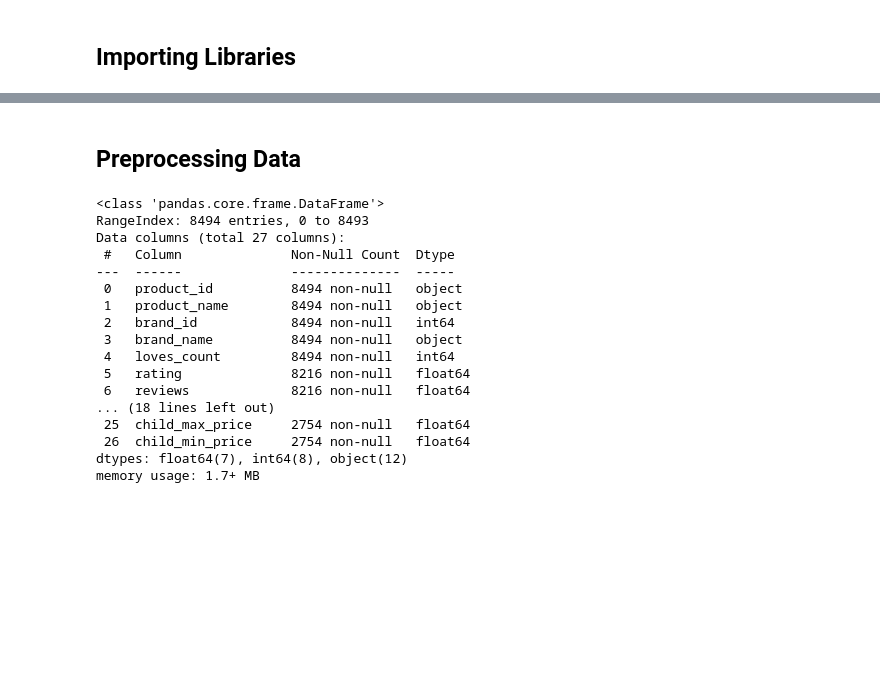
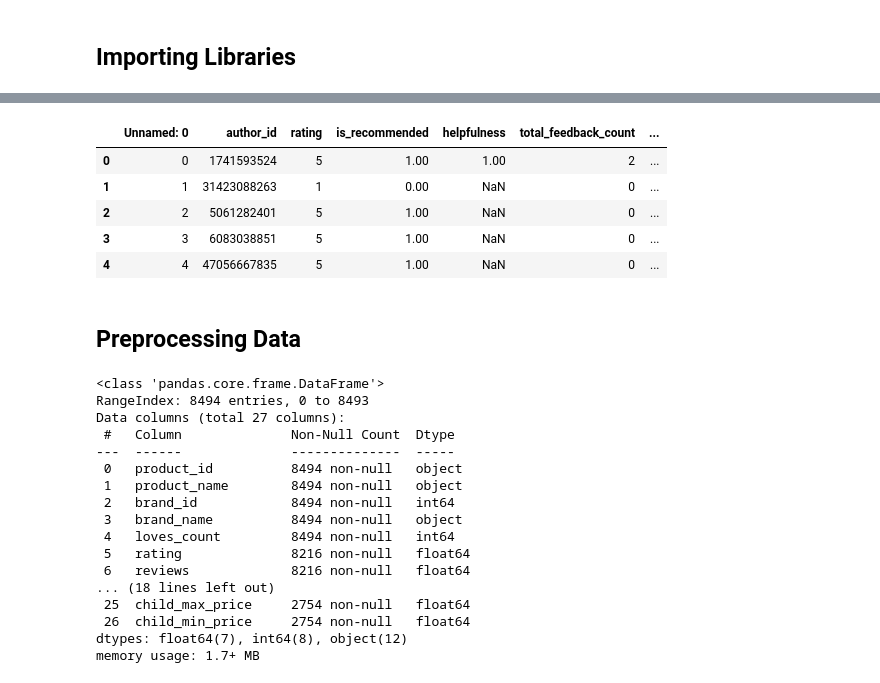
Before and after one commit to zainab-shakruwala/Sephora-RAG, a Jupyter notebook: notebooks/RAG.ipynb, the cells around one changed output, grey strips where cells are left out. Saved outputs shown, nothing was run; the diff lists cells and outputs as text; code cells hidden in the pictures; blank space fills up the shorter version.

```diff
--- a/notebooks/RAG.ipynb
+++ b/notebooks/RAG.ipynb
@@ -31,3 +31,8 @@ Path to dataset files: /Users/zainabshakruwala/.cache/kagglehub/datasets/nadyink
 # %%
-products = pd.read_csv(path + "/product_info.csv")
-#reviews = pd.read_csv(path + "/reviews_0-250.csv")
+# products = pd.read_csv(path + "/product_info.csv")
+file_name = "/reviews_0-250.csv"
+reviews = pd.read_csv(path + file_name)
+print(reviews.columns)
+reviews.drop(columns=reviews.columns[0], axis=1, inplace=True)
+print(reviews.columns)
+reviews.to_csv(path + file_name,index=False)
@@ -34,3 +52,12 @@ products = pd.read_csv(path + "/product_info.csv")
+# %%
+reviews.head()
+# %% [output]
+|  | Unnamed: 0 | author_id | rating | is_recommended | helpfulness | total_feedback_count | ... |
+| 0 | 0 | 1741593524 | 5 | 1.00 | 1.00 | 2 | ... |
+| 1 | 1 | 31423088263 | 1 | 0.00 | NaN | 0 | ... |
+| 2 | 2 | 5061282401 | 5 | 1.00 | NaN | 0 | ... |
+| 3 | 3 | 6083038851 | 5 | 1.00 | NaN | 0 | ... |
+| 4 | 4 | 47056667835 | 5 | 1.00 | NaN | 0 | ... |
 # %% [markdown]
 ## Preprocessing Data
 # %%
```
Also changed, not shown: parts of 10 cells of this notebook, 1 other file.
